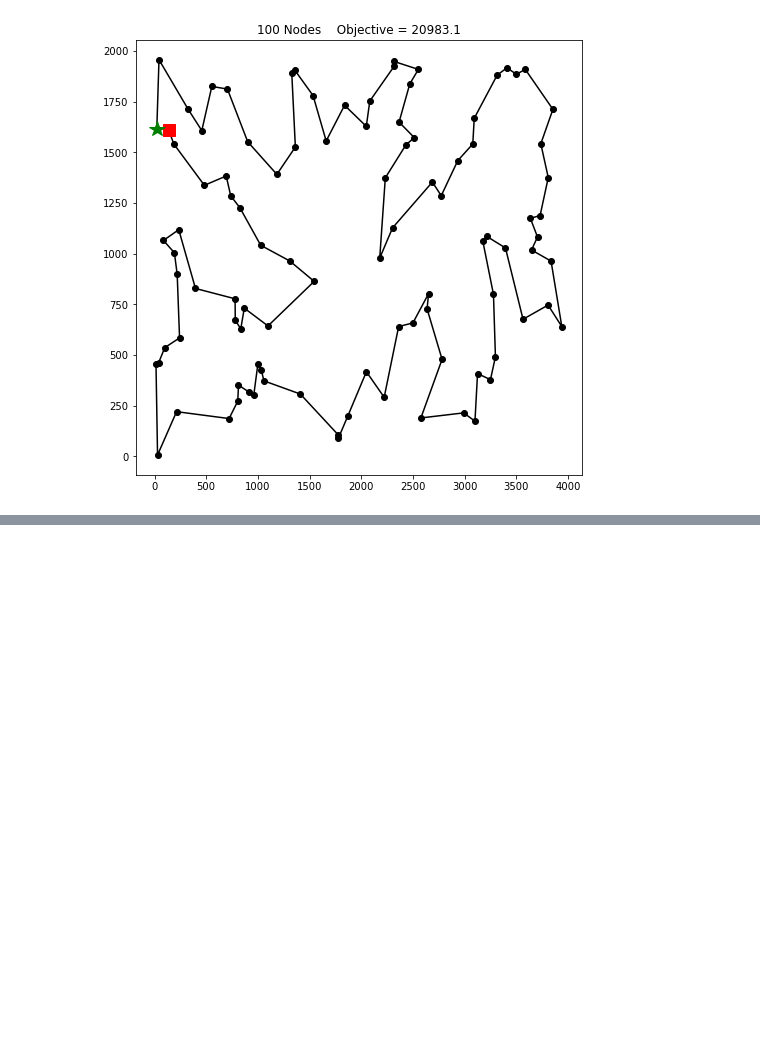
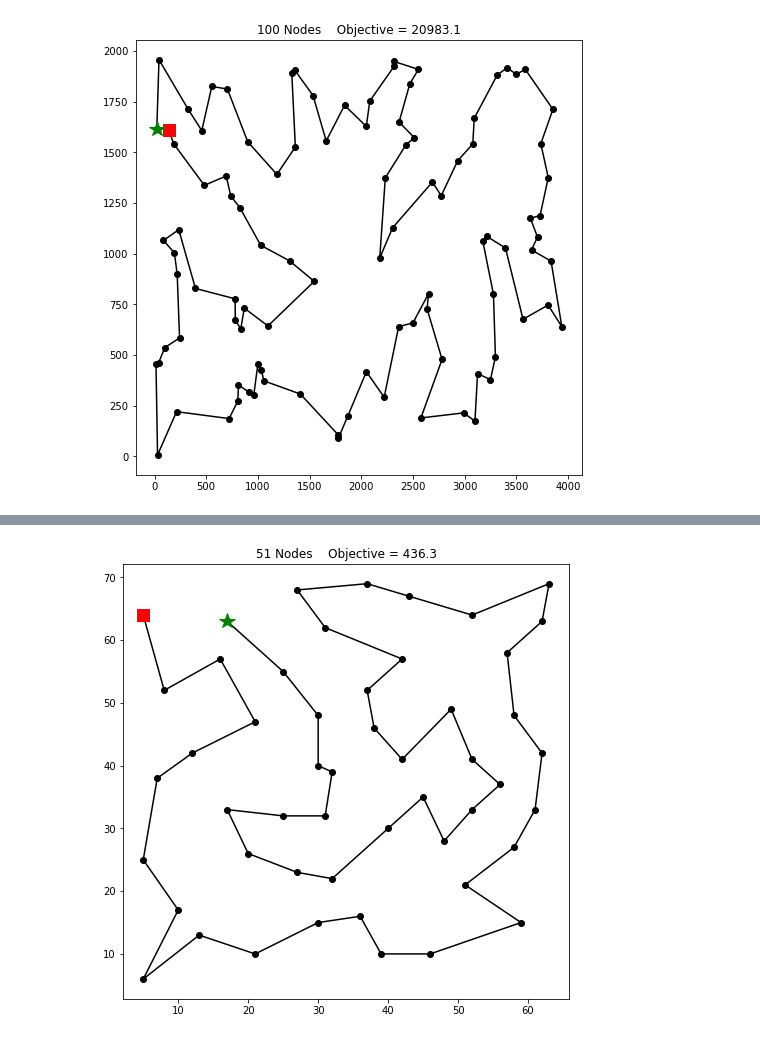
Before and after one commit to pooyad359/discrete-optim, a Jupyter notebook: 4 tsp/TSP.ipynb, the cells around one changed output, grey strips where cells are left out. Drawn from its saved outputs; the diff is of its cells as text; code cells hidden in the pictures; blank space fills up the shorter version.

```diff
--- a/4 tsp/TSP.ipynb
+++ b/4 tsp/TSP.ipynb
@@ -887,0 +892,2 @@ No improvement observed.
+# %%
+node_count, points = load_data('tsp_51_1')
@@ -887,0 +945,2 @@ No improvement observed.
+# %%
+sol = randomized_opt2(points,100)
@@ -887,0 +965,4 @@ No improvement observed.
+# %%
+view_tsp(sol,points)
+# %% [output]
+[figure, added]
```
Also changed, not shown: parts of 34 cells of this notebook, 2 other files.
